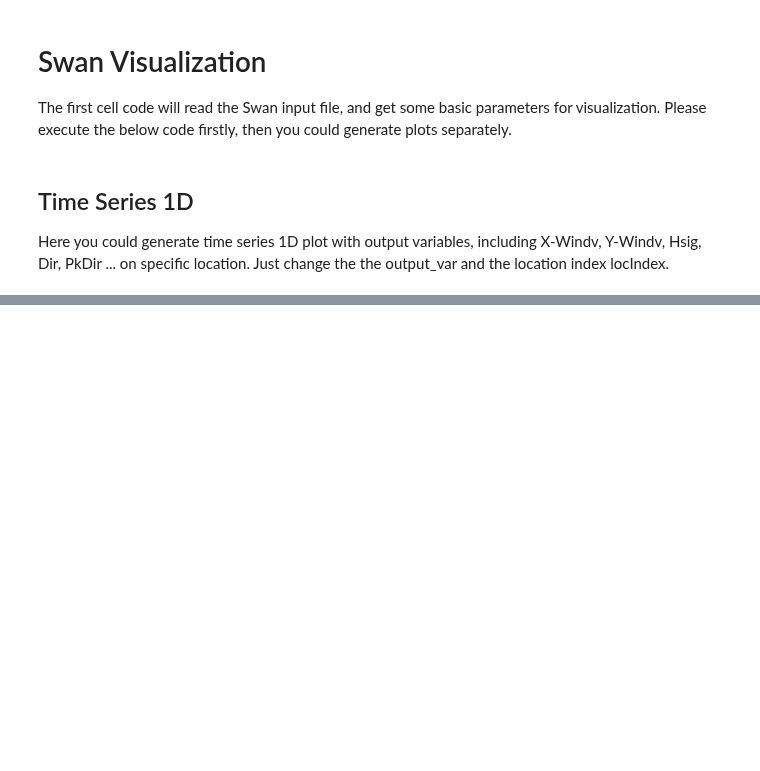
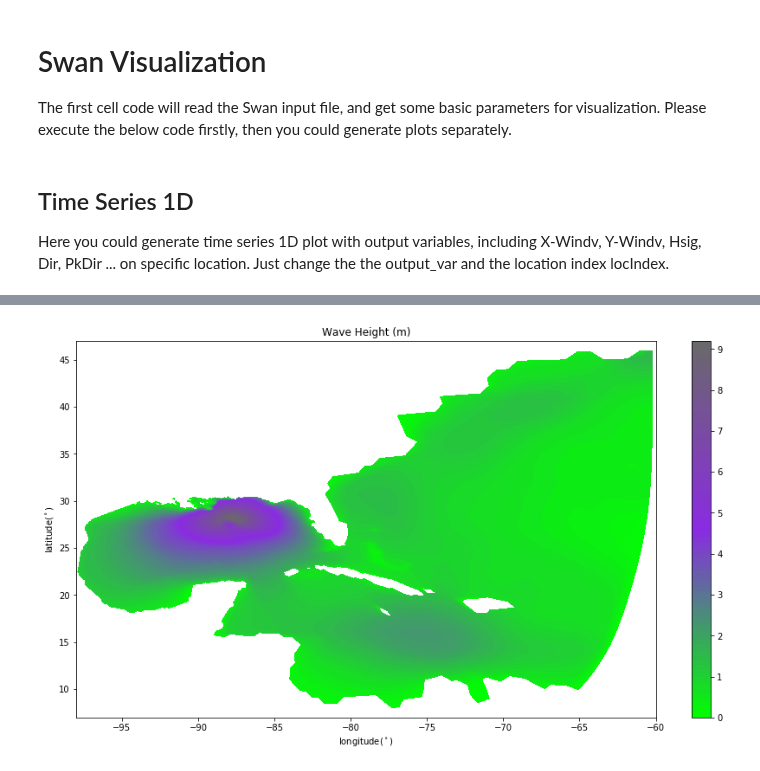
Before and after one commit to ysboss/agave-model, a Jupyter notebook: visualization_swan.ipynb, the cells around one changed output, grey strips where cells are left out. Saved outputs shown, nothing was run; the diff lists cells and outputs as text; code cells hidden in the pictures; blank space fills up the shorter version.

```diff
--- a/visualization_swan.ipynb
+++ b/visualization_swan.ipynb
@@ -168,0 +128,83 @@ oneDPlots(output_var)
+# %%
+import matplotlib.pyplot as plt2
+from matplotlib.colors import LinearSegmentedColormap
+
+# time step
+time_step = 30
+
+# dimensions of conputational grid
+x_coor = 108
+y_coor = 180
+
+# all data lines
+data = []
+
+# time_step data lines
+ts_data = []
+
+# custom color map, have to add two or two more colors
+# Here are some example, just uncomment one of below colors
+
+colors=["#00FF00","#8A2BE2", "#696969"]
+#colors=["#c29284", "#c2d0aa", "#ceddf1"]
+#colors=["#7addf1", "#7a89f1", "#ce8ca3"]
+
+cmap = LinearSegmentedColormap.from_list("", colors)
+
+# load wave height file, and get the valid data
+
+
+with open(opdir + 'hs') as hs_file:
+    datalines = hs_file.readlines()
+    for line in datalines:
+        if line.startswith(" "):
+            data.append(line)
+hs_file.close()
+
+# according to time step, and the correlated data line
+time_step_line = (x_coor + 1) * (2 * time_step - 2)
+
+# get the corralated data, write to ts_data
+for idx in range(x_coor + 1):
+    tmp = []
+
+    tmp1 = data[time_step_line + idx].split()[1:]
+    for i in tmp1:
+        if(i == "-900."):
+            i = "NaN"
+        tmp.append(float(i) * 0.01)
+    tmp2 = data[time_step_line + x_coor + 1 + idx].split()[1:]
+    for j in tmp2:
+        if(j == "-900."):
+            j = "NaN"
+        tmp.append(float(j) * 0.01)
+
+    ts_data.append(tmp)
+
+x = x_coor + 1
+y = y_coor + 1
+
+# load the longtitude and latitude of computational grid
+xy_grid = np.loadtxt(opdir+'b02.xy')
+longitude = xy_grid[0:x]
+for i in range(x):
+    for j in range(y):
+        if(longitude[i][j]==(-999.0000000000)):
+            longitude[i][j]= "NaN"
+latitude = xy_grid[x:2*x]
+for i in range(x):
+    for j in range(y):
+        if(latitude[i][j]==(-999.0000000000)):
+            latitude[i][j]= "NaN"
+
+# generate contour plot
+plt2.contourf(longitude, latitude, ts_data, 100, cmap = cmap)
+plt2.colorbar()
+plt2.title("Wave Height (m)")
+plt2.ylabel("latitude($^\circ$)")
+plt2.xlabel("longitude($^\circ$)")
+plt2.xlim(-98,-60)
+plt2.ylim(7,47)
+#plt2.show()
+# %% [output]
+[figure, added]
```
Also changed, not shown: parts of 4 cells of this notebook.
